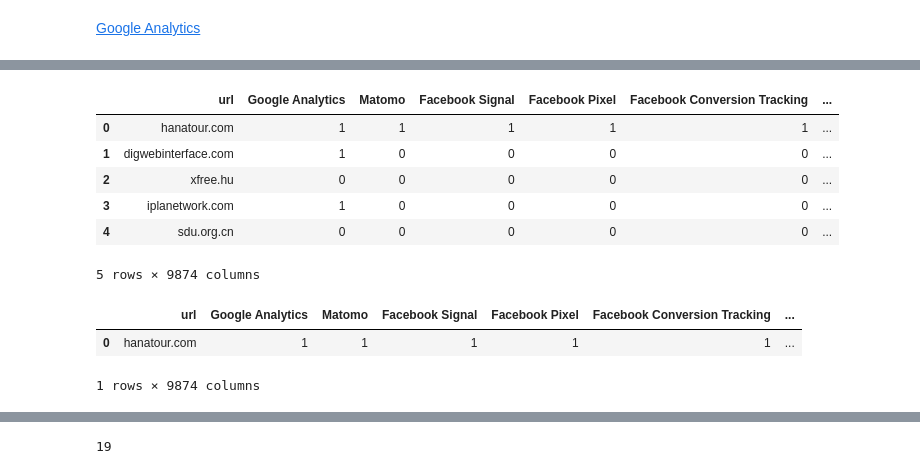
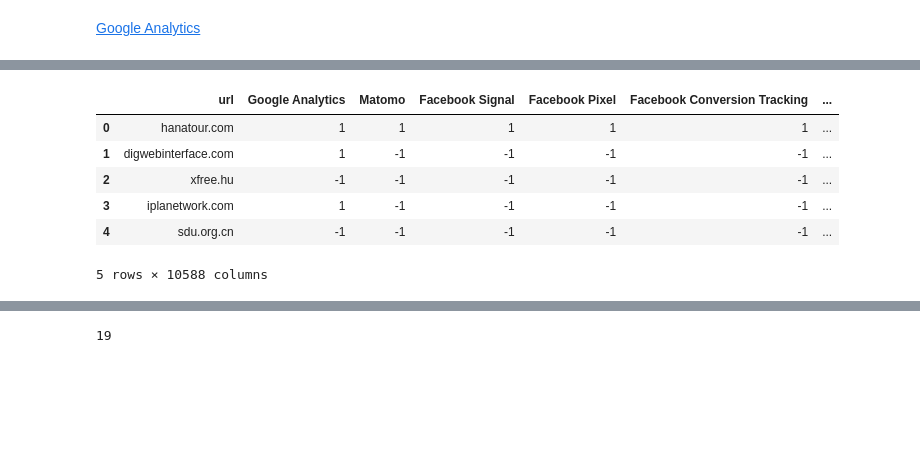
Before and after one commit to invegat/personal_project_week_5, a Jupyter notebook: site_jobs.ipynb, the cells around one changed output, grey strips where cells are left out. Saved outputs shown, nothing was run; the diff lists cells and outputs as text; code cells hidden in the pictures; blank space fills up the shorter version.

```diff
--- a/site_jobs.ipynb
+++ b/site_jobs.ipynb
@@ -241,18 +250,11 @@ df.head()
 # %%
-dfn = df
-dfo = pd.read_pickle('sites.pkl')
-dfo.head()
+df = pd.read_pickle('sites.pkl')
+df.head()
 # %% [output]
 |  | url | Google Analytics | Matomo | Facebook Signal | Facebook Pixel | Facebook Conversion Tracking | ... |
 | 0 | hanatour.com | 1 | 1 | 1 | 1 | 1 | ... |
-| 1 | digwebinterface.com | 1 | 0 | 0 | 0 | 0 | ... |
-| 2 | xfree.hu | 0 | 0 | 0 | 0 | 0 | ... |
-| 3 | iplanetwork.com | 1 | 0 | 0 | 0 | 0 | ... |
-| 4 | sdu.org.cn | 0 | 0 | 0 | 0 | 0 | ... |
+| 1 | digwebinterface.com | 1 | -1 | -1 | -1 | -1 | ... |
+| 2 | xfree.hu | -1 | -1 | -1 | -1 | -1 | ... |
+| 3 | iplanetwork.com | 1 | -1 | -1 | -1 | -1 | ... |
+| 4 | sdu.org.cn | -1 | -1 | -1 | -1 | -1 | ... |
-5 rows × 9874 columns
+5 rows × 10588 columns
-# %%
-dfo[dfo.url == 'hanatour.com']
-# %% [output]
-|  | url | Google Analytics | Matomo | Facebook Signal | Facebook Pixel | Facebook Conversion Tracking | ... |
-| 0 | hanatour.com | 1 | 1 | 1 | 1 | 1 | ... |
-1 rows × 9874 columns
```
Also changed, not shown: parts of 21 cells of this notebook.
